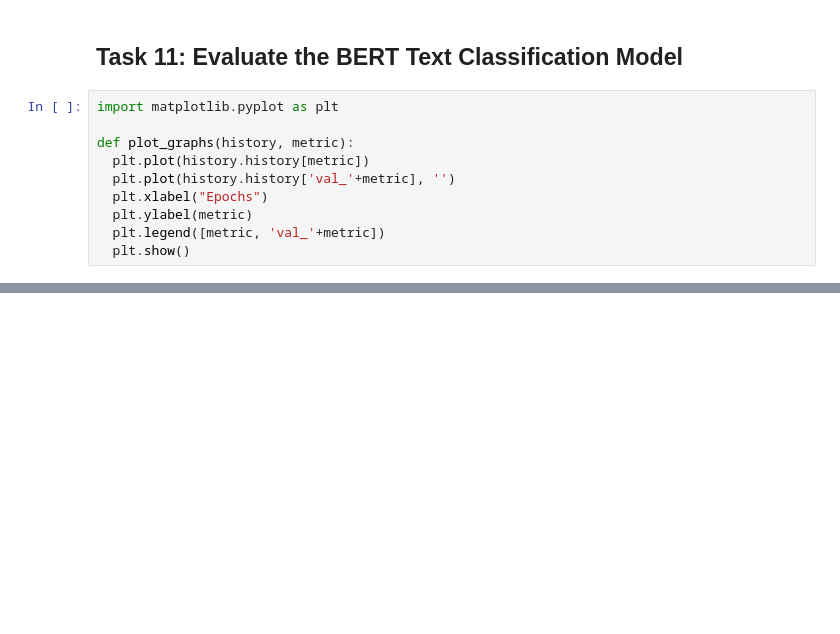
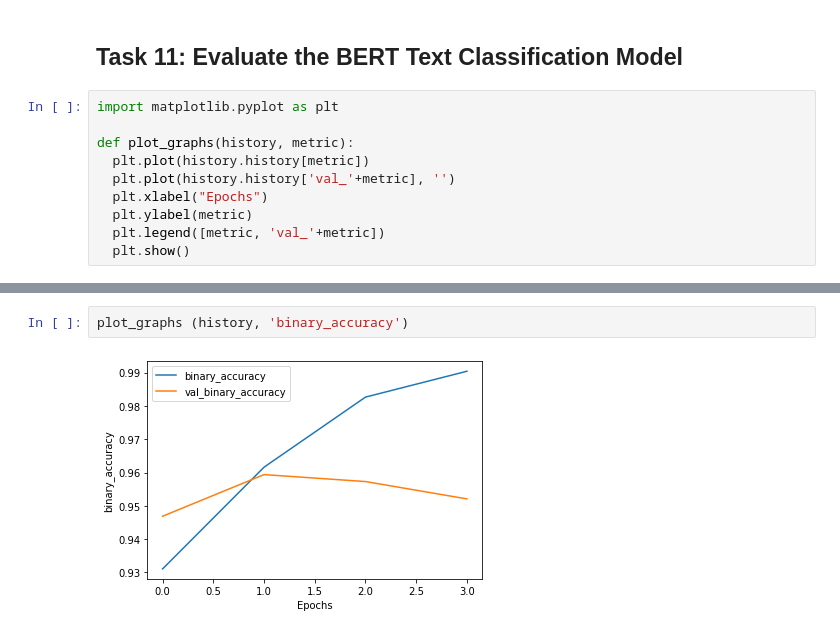
Before and after one commit to LeonVillanueva/CoLab, a Jupyter notebook: Coursera_BERT_for_Classification_TensorFlow.ipynb, the cells around one changed output, grey strips where cells are left out. Cells and saved outputs as stored; diff of their text form; blank space fills up the shorter version.

```diff
--- a/Coursera_BERT_for_Classification_TensorFlow.ipynb
+++ b/Coursera_BERT_for_Classification_TensorFlow.ipynb
@@ -264,0 +407,4 @@ def plot_graphs(history, metric):
+# %%
+plot_graphs (history, 'binary_accuracy')
+# %% [output]
+[figure, added]
```
Also changed, not shown: parts of 20 cells of this notebook.
